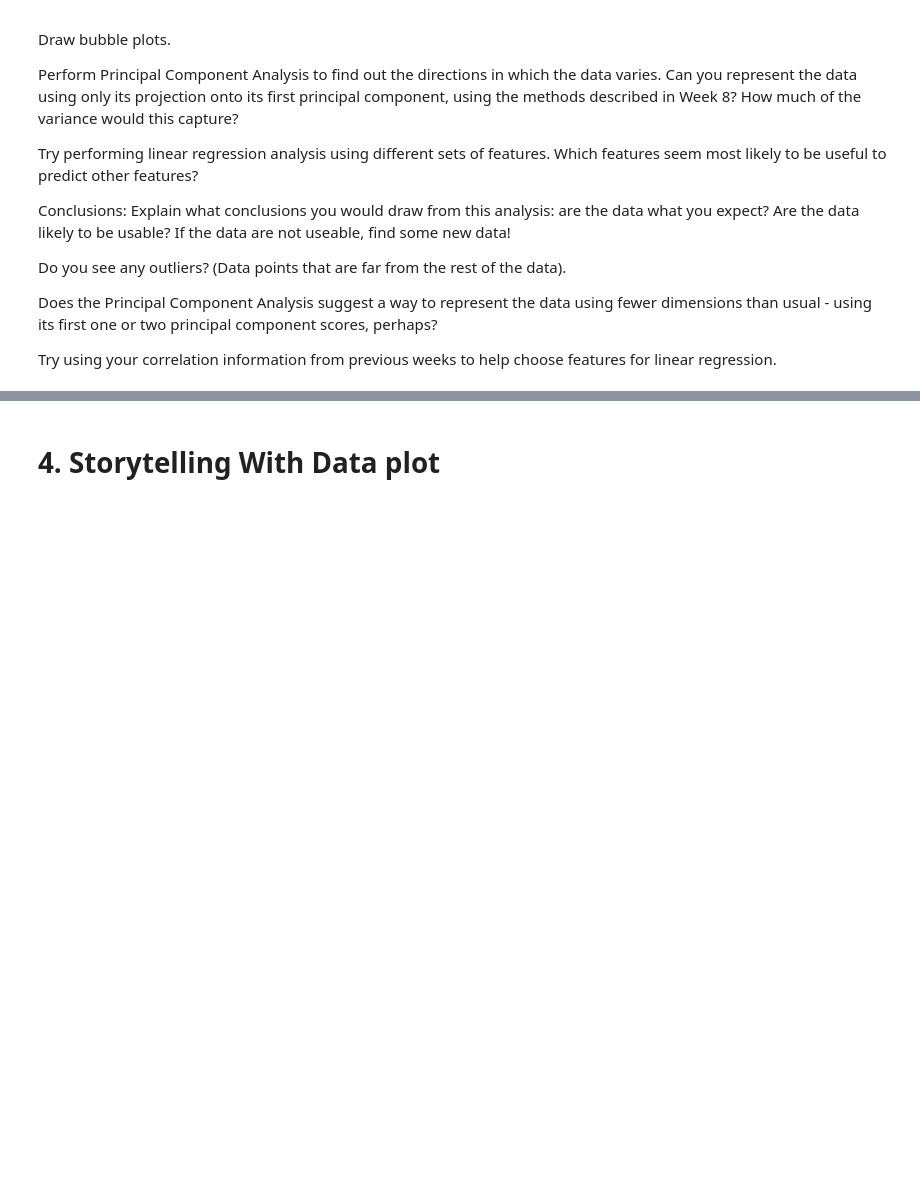
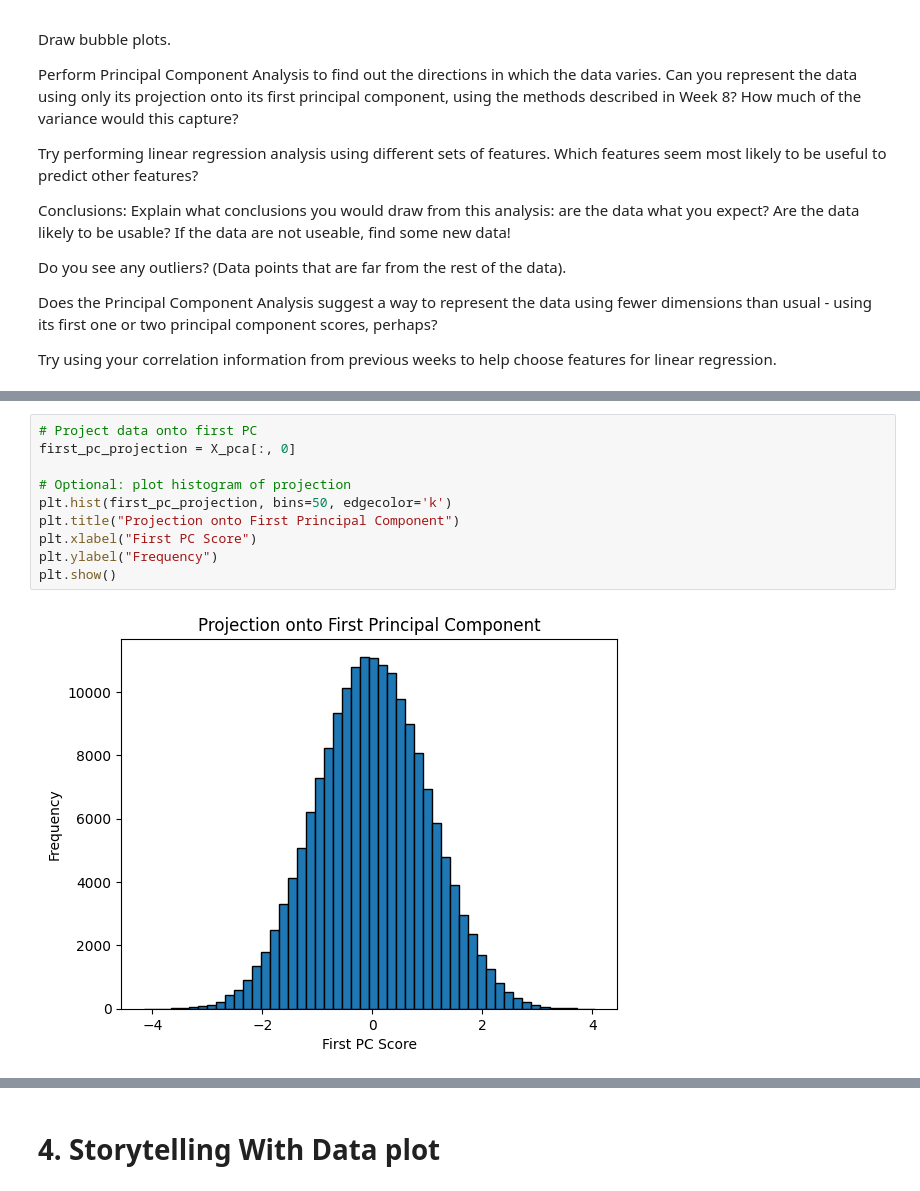
Before and after one commit to JadenNdouopBU/Module-B-semester-2, a Jupyter notebook: OMDS-ModB2-Week9-Ndouop-Jaden.ipynb, the cells around one changed output, grey strips where cells are left out. Saved outputs shown, nothing was run; the diff lists cells and outputs as text; blank space fills up the shorter version.

```diff
--- a/OMDS-ModB2-Week9-Ndouop-Jaden.ipynb
+++ b/OMDS-ModB2-Week9-Ndouop-Jaden.ipynb
@@ -65,0 +112,12 @@ Try using your correlation information from previous weeks to help choose featur
+# %%
+# Project data onto first PC
+first_pc_projection = X_pca[:, 0]
+
+# Optional: plot histogram of projection
+plt.hist(first_pc_projection, bins=50, edgecolor='k')
+plt.title("Projection onto First Principal Component")
+plt.xlabel("First PC Score")
+plt.ylabel("Frequency")
+plt.show()
+# %% [output]
+[figure, added]
```
Also changed, not shown: parts of 5 cells of this notebook, 1 other file.
